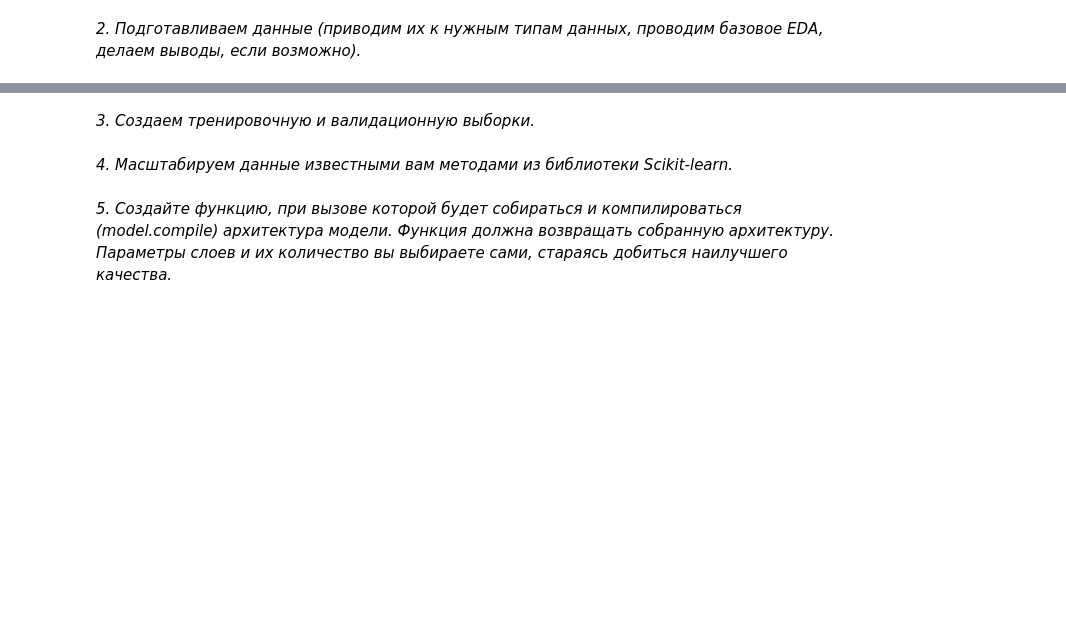
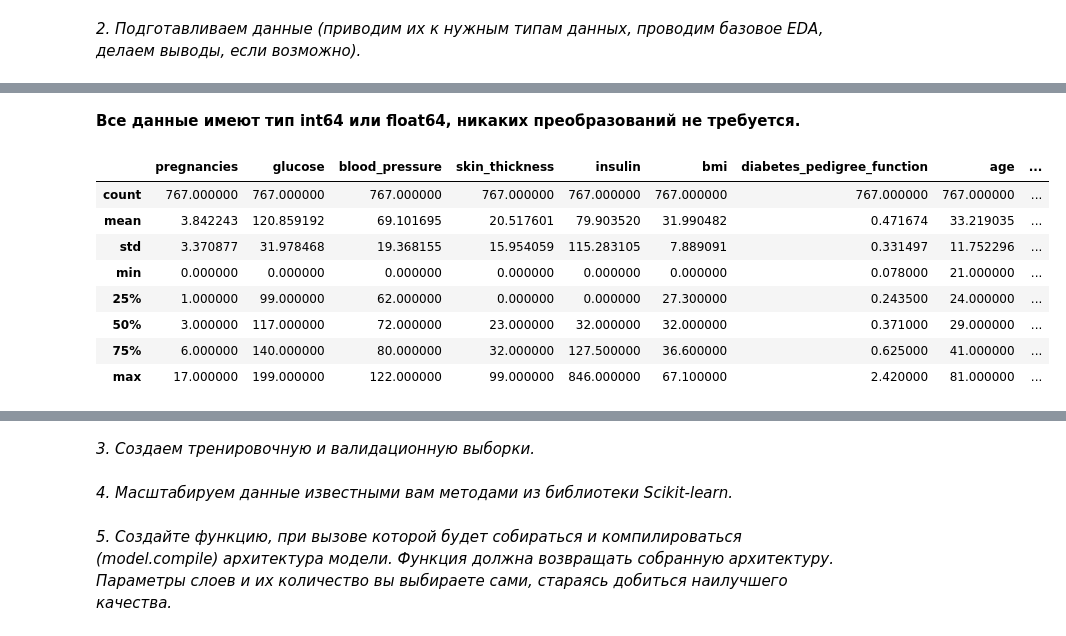
Before and after one commit to W1llAnn/1tdata-homework, a Jupyter notebook: 3.1 - homework.ipynb, the cells around one changed output, grey strips where cells are left out. Saved outputs shown, nothing was run; the diff lists cells and outputs as text; code cells hidden in the pictures; blank space fills up the shorter version.

```diff
--- a/3.1 - homework.ipynb
+++ b/3.1 - homework.ipynb
@@ -12,0 +105,14 @@ import pandas as pd
+# %% [markdown]
+**Все данные имеют тип int64 или float64, никаких преобразований не требуется.**
+# %%
+df.describe()
+# %% [output]
+|  | pregnancies | glucose | blood_pressure | skin_thickness | insulin | bmi | diabetes_pedigree_function | age | ... |
+| count | 767.000000 | 767.000000 | 767.000000 | 767.000000 | 767.000000 | 767.000000 | 767.000000 | 767.000000 | ... |
+| mean | 3.842243 | 120.859192 | 69.101695 | 20.517601 | 79.903520 | 31.990482 | 0.471674 | 33.219035 | ... |
+| std | 3.370877 | 31.978468 | 19.368155 | 15.954059 | 115.283105 | 7.889091 | 0.331497 | 11.752296 | ... |
+| min | 0.000000 | 0.000000 | 0.000000 | 0.000000 | 0.000000 | 0.000000 | 0.078000 | 21.000000 | ... |
+| 25% | 1.000000 | 99.000000 | 62.000000 | 0.000000 | 0.000000 | 27.300000 | 0.243500 | 24.000000 | ... |
+| 50% | 3.000000 | 117.000000 | 72.000000 | 23.000000 | 32.000000 | 32.000000 | 0.371000 | 29.000000 | ... |
+| 75% | 6.000000 | 140.000000 | 80.000000 | 32.000000 | 127.500000 | 36.600000 | 0.625000 | 41.000000 | ... |
+| max | 17.000000 | 199.000000 | 122.000000 | 99.000000 | 846.000000 | 67.100000 | 2.420000 | 81.000000 | ... |
```
Also changed, not shown: parts of 16 cells of this notebook, 1 other file.
